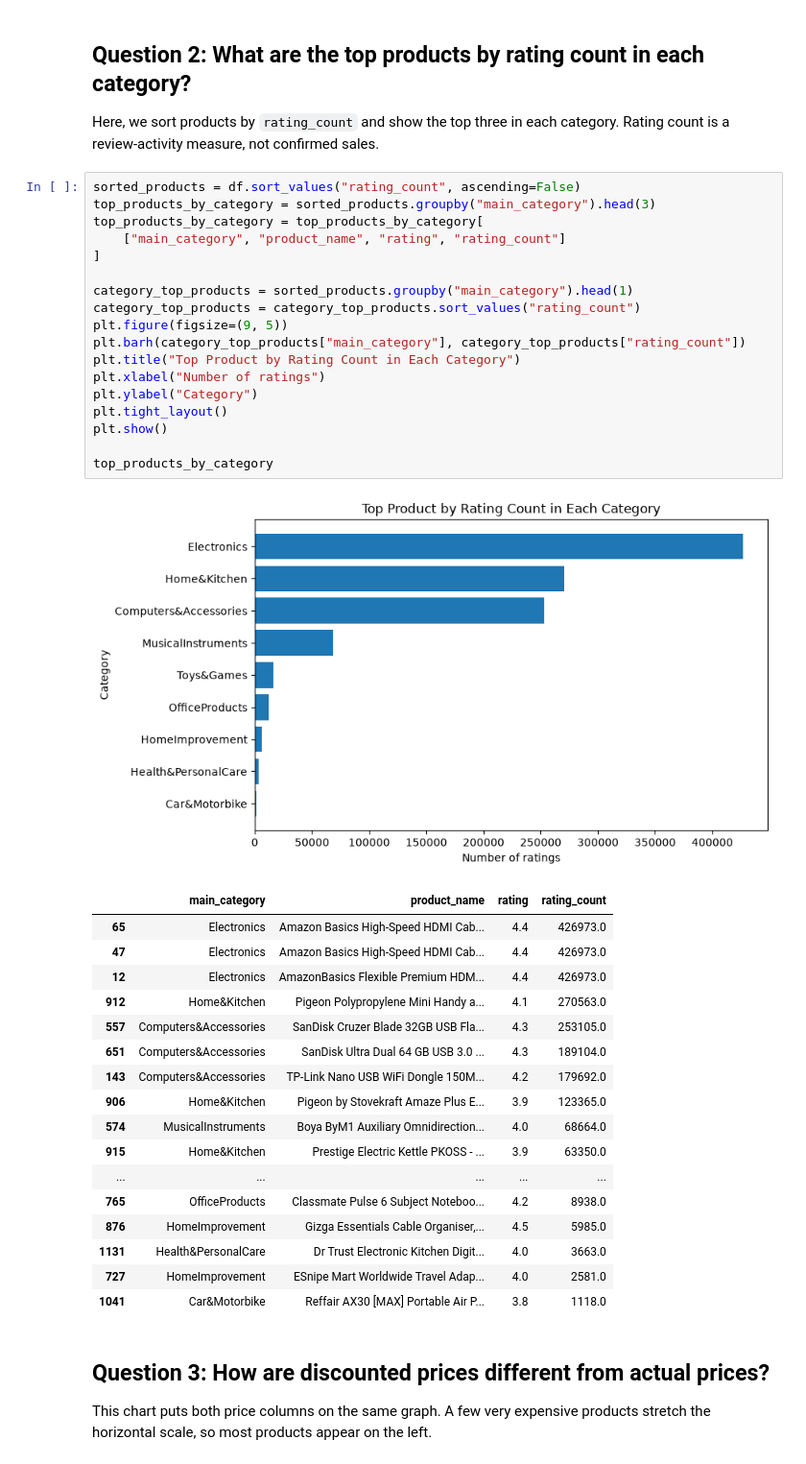
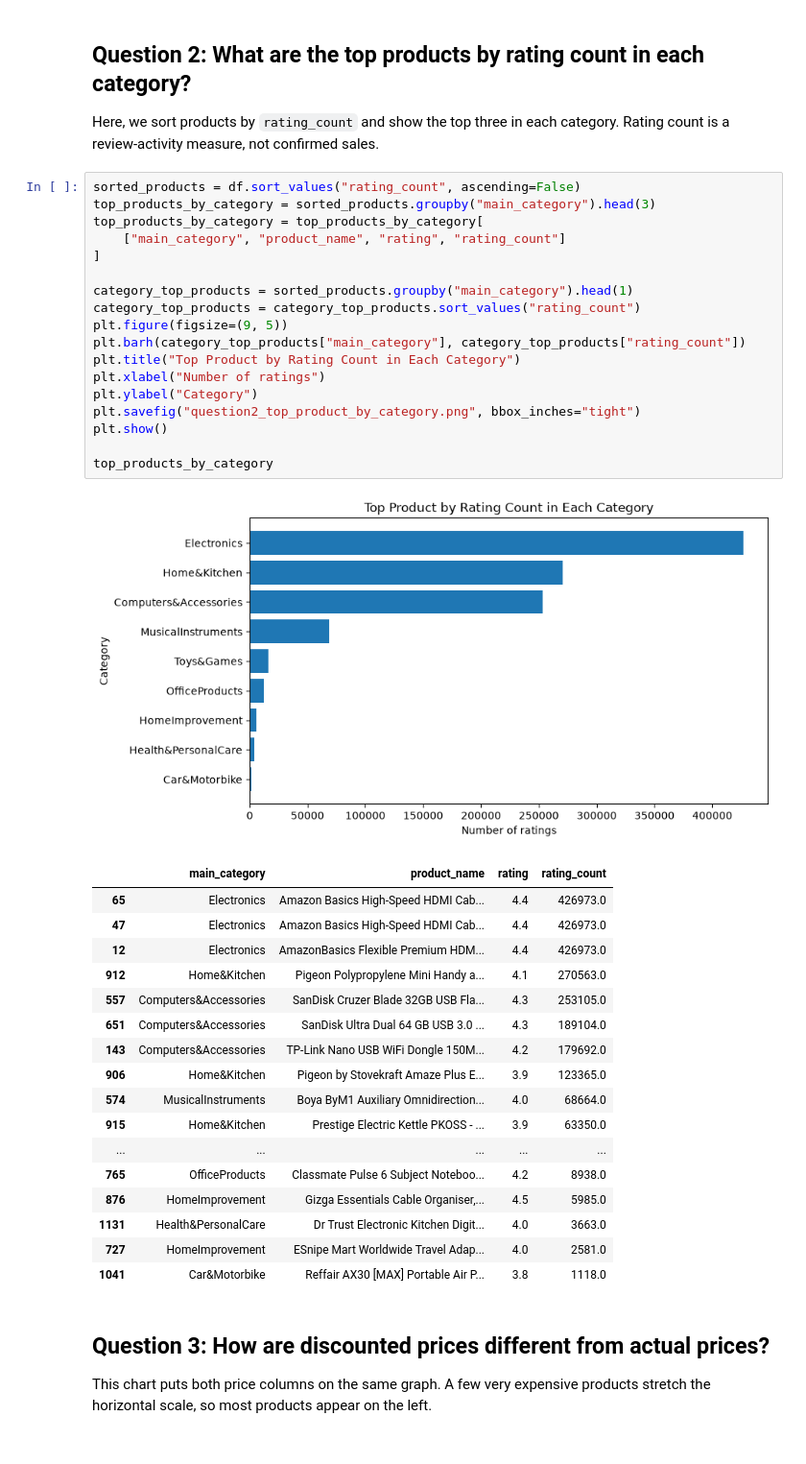
Before and after one commit to rahulpoojith/Week-1-Target-Customer-Sales-Analysis, a Jupyter notebook: Data_processing/analysis.ipynb, the cells around one changed output. Shown at 96% size. Drawn from its saved outputs; the diff is of its cells as text.

```diff
--- a/Data_processing/analysis.ipynb
+++ b/Data_processing/analysis.ipynb
@@ -108,23 +108,23 @@ Here, we sort products by `rating_count` and show the top three in each category
 # %%
 sorted_products = df.sort_values("rating_count", ascending=False)
 top_products_by_category = sorted_products.groupby("main_category").head(3)
 top_products_by_category = top_products_by_category[
     ["main_category", "product_name", "rating", "rating_count"]
 ]
 
 category_top_products = sorted_products.groupby("main_category").head(1)
 category_top_products = category_top_products.sort_values("rating_count")
 plt.figure(figsize=(9, 5))
 plt.barh(category_top_products["main_category"], category_top_products["rating_count"])
 plt.title("Top Product by Rating Count in Each Category")
 plt.xlabel("Number of ratings")
 plt.ylabel("Category")
-plt.tight_layout()
+plt.savefig("question2_top_product_by_category.png", bbox_inches="tight")
 plt.show()
 
 top_products_by_category
 # %% [output]
-[figure, old version]
+[figure, new version]
 |  | main_category | product_name | rating | rating_count |
 | 65 | Electronics | Amazon Basics High-Speed HDMI Cab... | 4.4 | 426973.0 |
 | 47 | Electronics | Amazon Basics High-Speed HDMI Cab... | 4.4 | 426973.0 |
```
Also changed, not shown: parts of 4 cells of this notebook, 6 other files.
